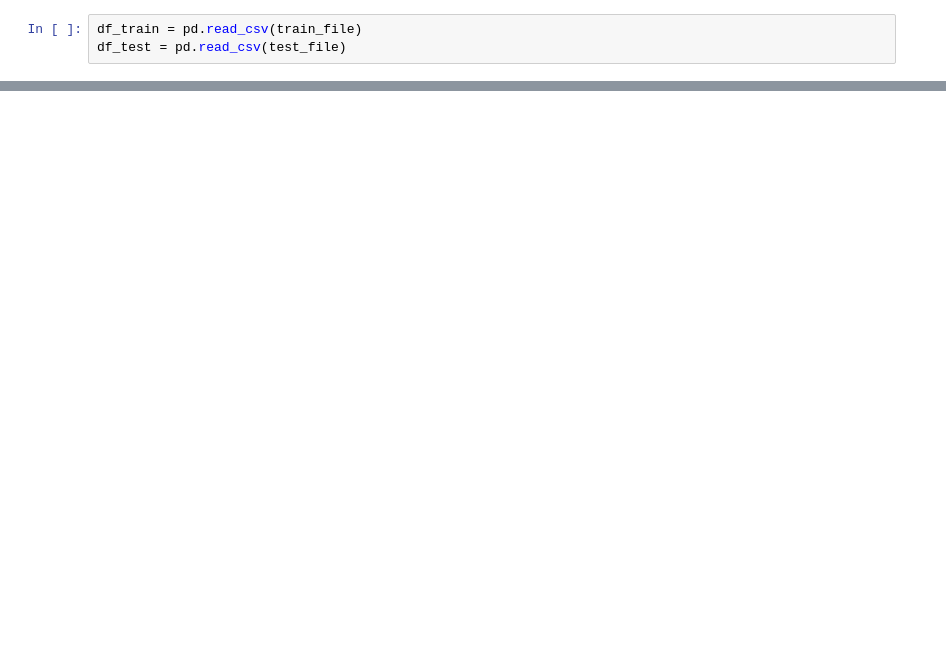
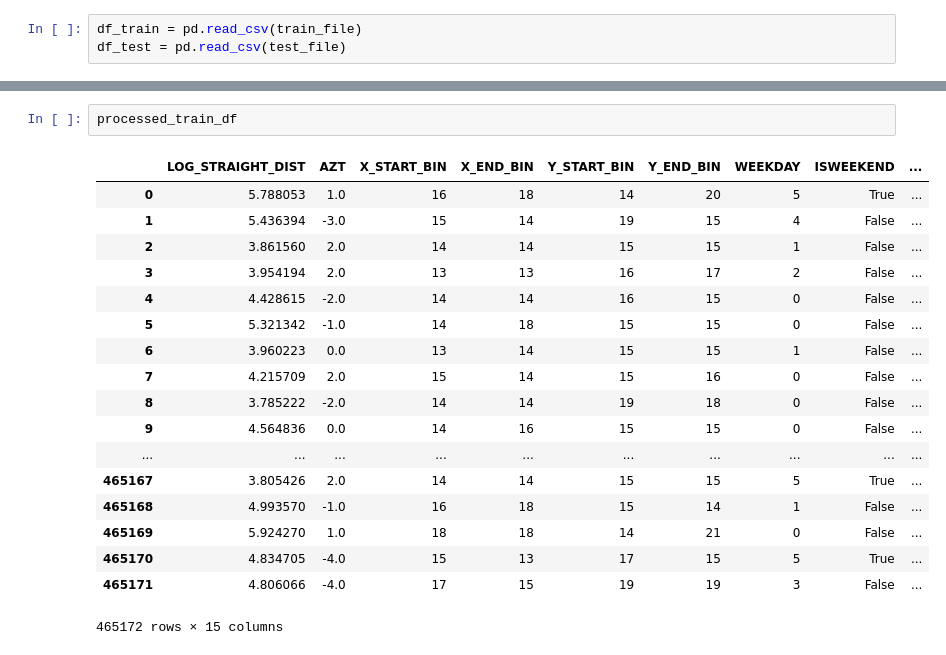
Before and after one commit to AdityaSidharta/ST4240, a Jupyter notebook: Preprocessing.ipynb, the cells around one changed output, grey strips where cells are left out. Drawn from its saved outputs; the diff is of its cells as text; blank space fills up the shorter version.

```diff
--- a/Preprocessing.ipynb
+++ b/Preprocessing.ipynb
@@ -145,0 +166,21 @@ MemoryError:
+# %%
+processed_train_df
+# %% [output]
+|  | LOG_STRAIGHT_DIST | AZT | X_START_BIN | X_END_BIN | Y_START_BIN | Y_END_BIN | WEEKDAY | ISWEEKEND | ... |
+| 0 | 5.788053 | 1.0 | 16 | 18 | 14 | 20 | 5 | True | ... |
+| 1 | 5.436394 | -3.0 | 15 | 14 | 19 | 15 | 4 | False | ... |
+| 2 | 3.861560 | 2.0 | 14 | 14 | 15 | 15 | 1 | False | ... |
+| 3 | 3.954194 | 2.0 | 13 | 13 | 16 | 17 | 2 | False | ... |
+| 4 | 4.428615 | -2.0 | 14 | 14 | 16 | 15 | 0 | False | ... |
+| 5 | 5.321342 | -1.0 | 14 | 18 | 15 | 15 | 0 | False | ... |
+| 6 | 3.960223 | 0.0 | 13 | 14 | 15 | 15 | 1 | False | ... |
+| 7 | 4.215709 | 2.0 | 15 | 14 | 15 | 16 | 0 | False | ... |
+| 8 | 3.785222 | -2.0 | 14 | 14 | 19 | 18 | 0 | False | ... |
+| 9 | 4.564836 | 0.0 | 14 | 16 | 15 | 15 | 0 | False | ... |
+| ... | ... | ... | ... | ... | ... | ... | ... | ... | ... |
+| 465167 | 3.805426 | 2.0 | 14 | 14 | 15 | 15 | 5 | True | ... |
+| 465168 | 4.993570 | -1.0 | 16 | 18 | 15 | 14 | 1 | False | ... |
+| 465169 | 5.924270 | 1.0 | 18 | 18 | 14 | 21 | 0 | False | ... |
+| 465170 | 4.834705 | -4.0 | 15 | 13 | 17 | 15 | 5 | True | ... |
+| 465171 | 4.806066 | -4.0 | 17 | 15 | 19 | 19 | 3 | False | ... |
+465172 rows × 15 columns
```
Also changed, not shown: parts of 38 cells of this notebook, 3 other files.
